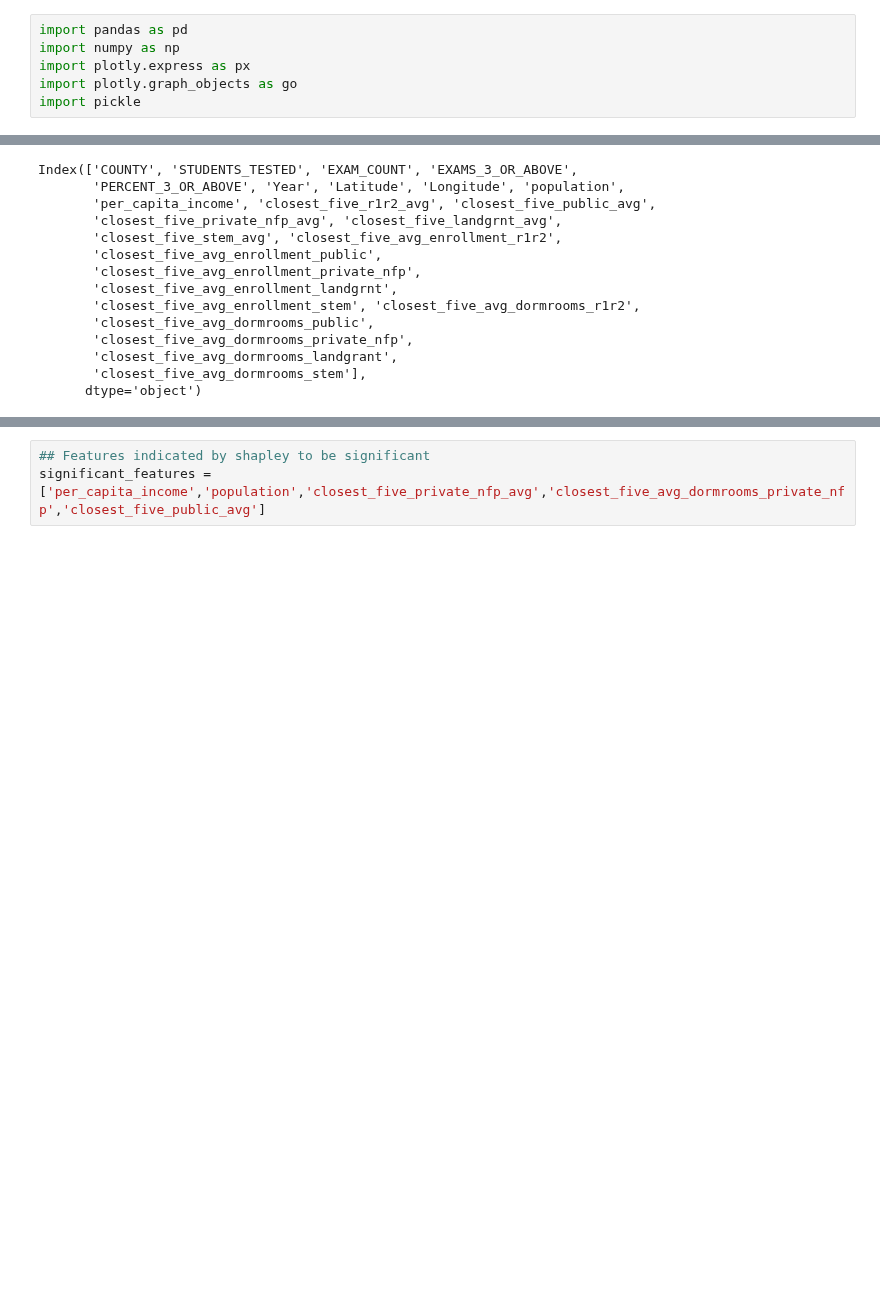
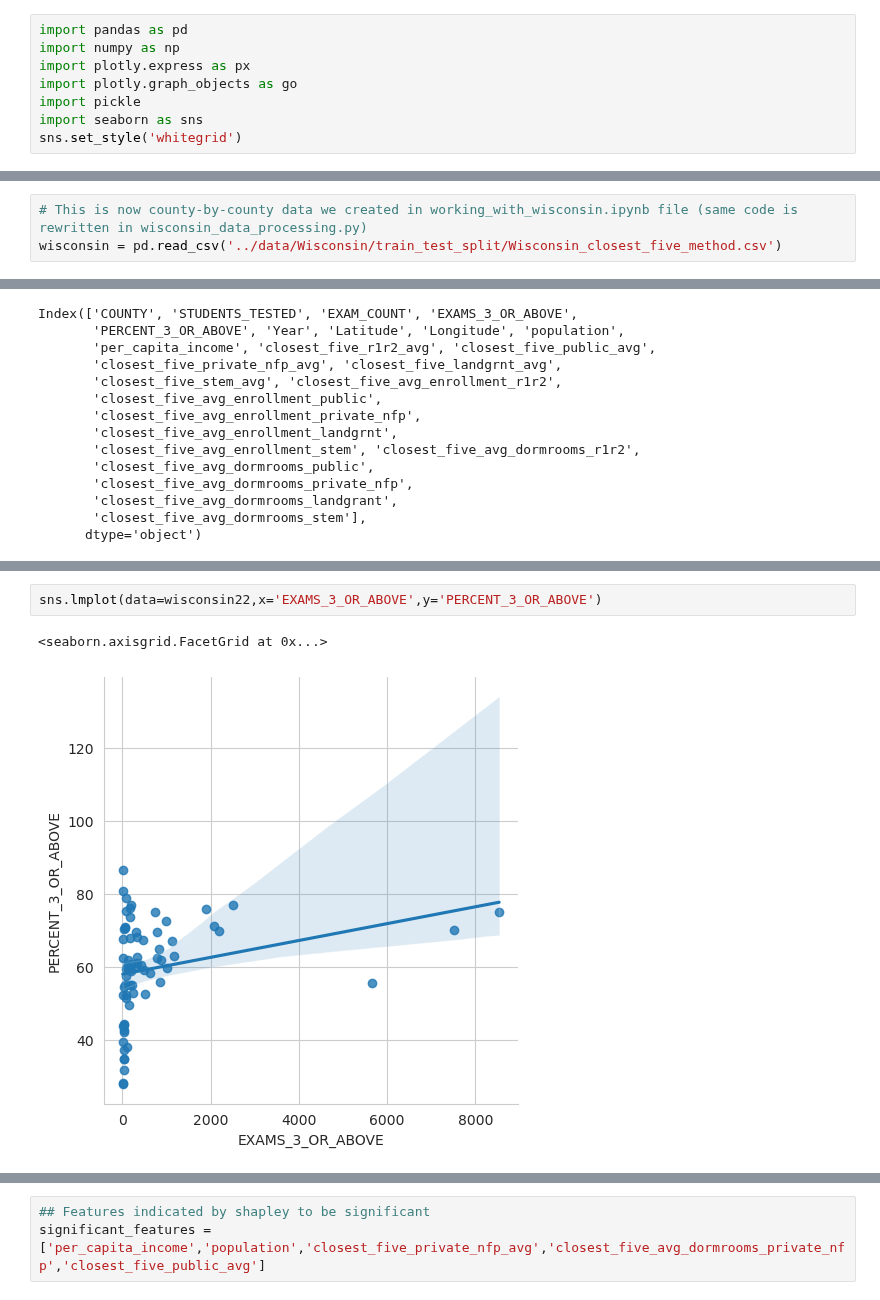
Before and after one commit to mcelhens/AP-Outcomes-to-University-Metrics, a Jupyter notebook: Wisconsin/EDA_and_plots_with_plotly.ipynb, the cells around one changed output, grey strips where cells are left out. Drawn from its saved outputs; the diff is of its cells as text; blank space fills up the shorter version.

```diff
--- a/Wisconsin_plots_with_plotly.ipynb
+++ b/Wisconsin/EDA_and_plots_with_plotly.ipynb
@@ -4,4 +4,6 @@ import numpy as np
 import plotly.express as px
 import plotly.graph_objects as go
 import pickle
+import seaborn as sns
+sns.set_style('whitegrid')
 # %%
@@ -60,3 +92,6 @@ wisconsin = pd.read_csv('data/Wisconsin/train_test_split/Wisconsin_closest_five_
+# %%
+# This is now county-by-county data we created in working_with_wisconsin.ipynb file (same code is rewritten in wisconsin_data_processing.py)
+wisconsin = pd.read_csv('../data/Wisconsin/train_test_split/Wisconsin_closest_five_method.csv')
 # %%
 wisconsin = wisconsin[wisconsin.columns[1:]]
 wisconsin.columns
@@ -79,0 +172,5 @@ wisconsin22 = wisconsin[wisconsin['Year'] == 2022]
+# %%
+sns.lmplot(data=wisconsin22,x='EXAMS_3_OR_ABOVE',y='PERCENT_3_OR_ABOVE')
+# %% [output]
+<seaborn.axisgrid.FacetGrid at 0x...>
+[figure, added]
```
Also changed, not shown: parts of 28 cells of this notebook, 5 other files.
